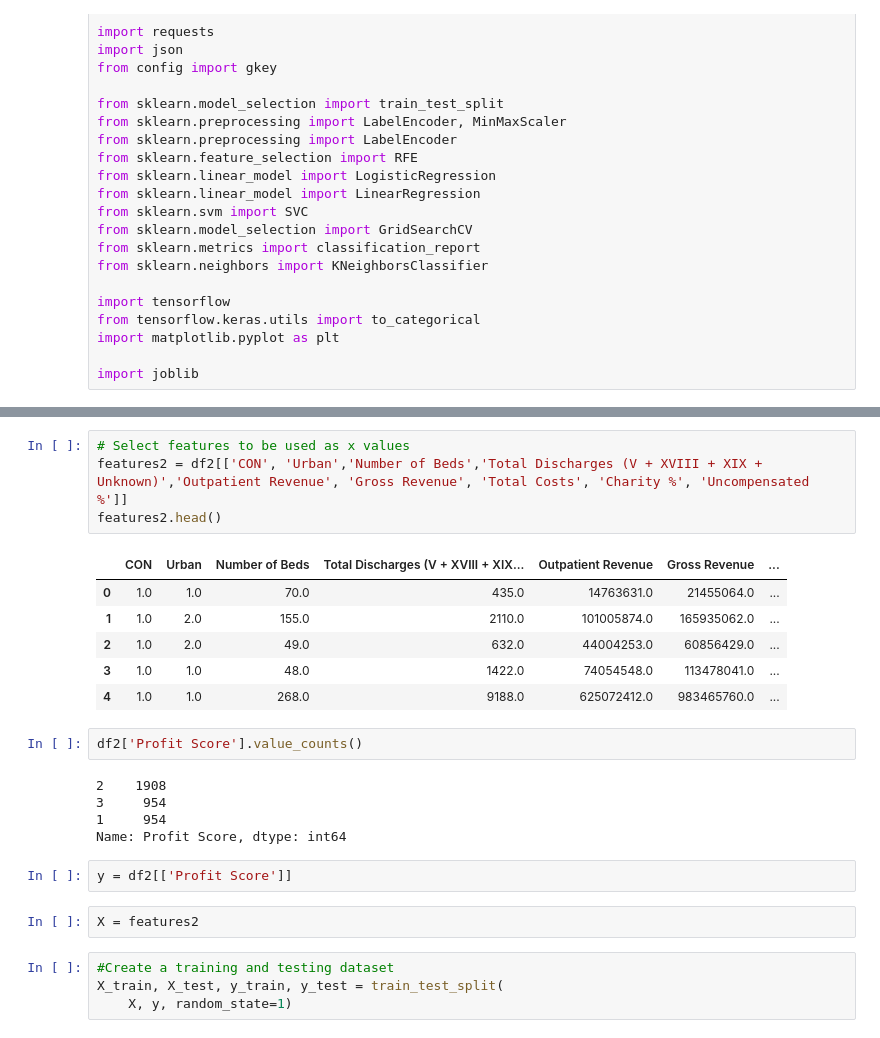
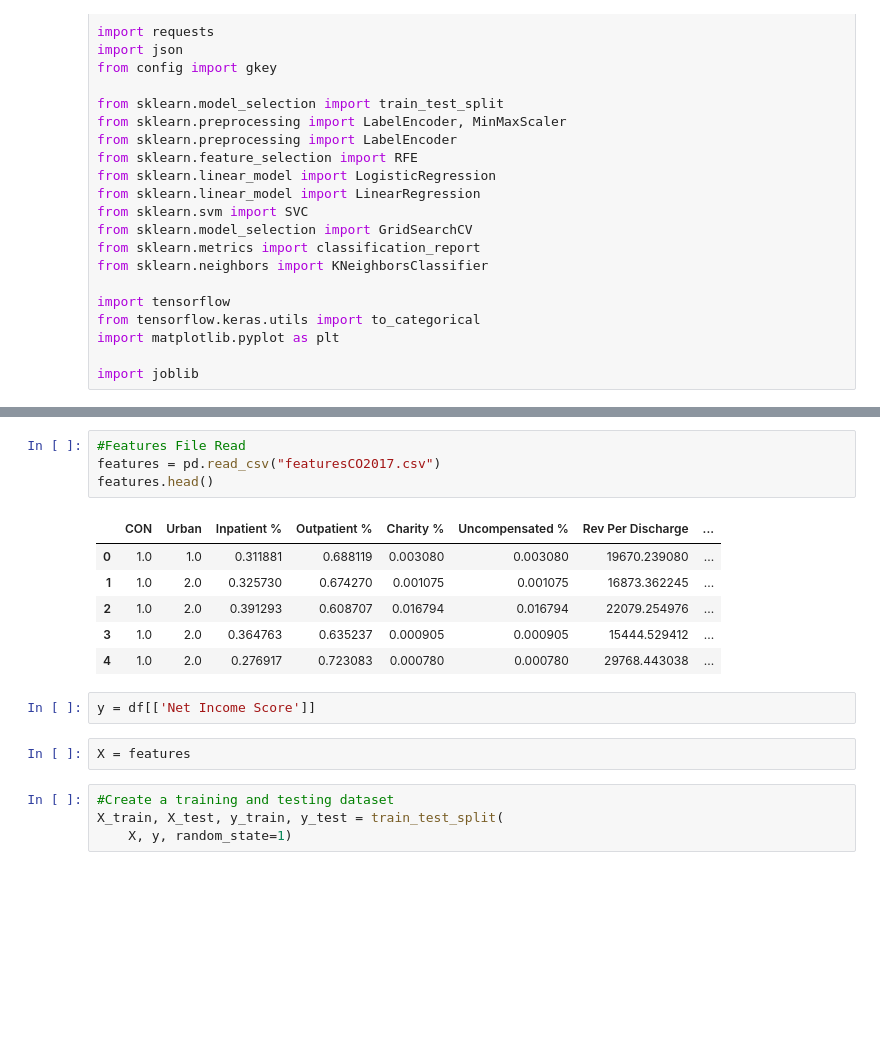
Before and after one commit to rodgerskent/profitableHospital-project, a Jupyter notebook: three.ipynb, the cells around one changed output, grey strips where cells are left out. Cells and saved outputs as stored; diff of their text form; blank space fills up the shorter version.

```diff
--- a/three.ipynb
+++ b/three.ipynb
@@ -51,25 +39,18 @@ df2 = df
-# %%
-# Select features to be used as x values
-features2 = df2[['CON', 'Urban','Number of Beds','Total Discharges (V + XVIII + XIX + Unknown)','Outpatient Revenue', 'Gross Revenue', 'Total Costs', 'Charity %', 'Uncompensated %']]
-features2.head()
-# %% [output]
-|  | CON | Urban | Number of Beds | Total Discharges (V + XVIII + XIX... | Outpatient Revenue | Gross Revenue | ... |
-| 0 | 1.0 | 1.0 | 70.0 | 435.0 | 14763631.0 | 21455064.0 | ... |
-| 1 | 1.0 | 2.0 | 155.0 | 2110.0 | 101005874.0 | 165935062.0 | ... |
-| 2 | 1.0 | 2.0 | 49.0 | 632.0 | 44004253.0 | 60856429.0 | ... |
-| 3 | 1.0 | 1.0 | 48.0 | 1422.0 | 74054548.0 | 113478041.0 | ... |
-| 4 | 1.0 | 1.0 | 268.0 | 9188.0 | 625072412.0 | 983465760.0 | ... |
-# %%
-df2['Profit Score'].value_counts()
-# %% [output]
-2    1908
-3     954
-1     954
-Name: Profit Score, dtype: int64
-# %%
-y = df2[['Profit Score']]
+# %%
+#Features File Read
+features = pd.read_csv("featuresCO2017.csv")
+features.head()
+# %% [output]
+|  | CON | Urban | Inpatient % | Outpatient % | Charity % | Uncompensated % | Rev Per Discharge | ... |
+| 0 | 1.0 | 1.0 | 0.311881 | 0.688119 | 0.003080 | 0.003080 | 19670.239080 | ... |
+| 1 | 1.0 | 2.0 | 0.325730 | 0.674270 | 0.001075 | 0.001075 | 16873.362245 | ... |
+| 2 | 1.0 | 2.0 | 0.391293 | 0.608707 | 0.016794 | 0.016794 | 22079.254976 | ... |
+| 3 | 1.0 | 2.0 | 0.364763 | 0.635237 | 0.000905 | 0.000905 | 15444.529412 | ... |
+| 4 | 1.0 | 2.0 | 0.276917 | 0.723083 | 0.000780 | 0.000780 | 29768.443038 | ... |
+# %%
+y = df[['Net Income Score']]
 # %%
-X = features2
+X = features
 # %%
 #Create a training and testing dataset
 X_train, X_test, y_train, y_test = train_test_split(
```
Also changed, not shown: parts of 15 cells of this notebook, 6 other files.
